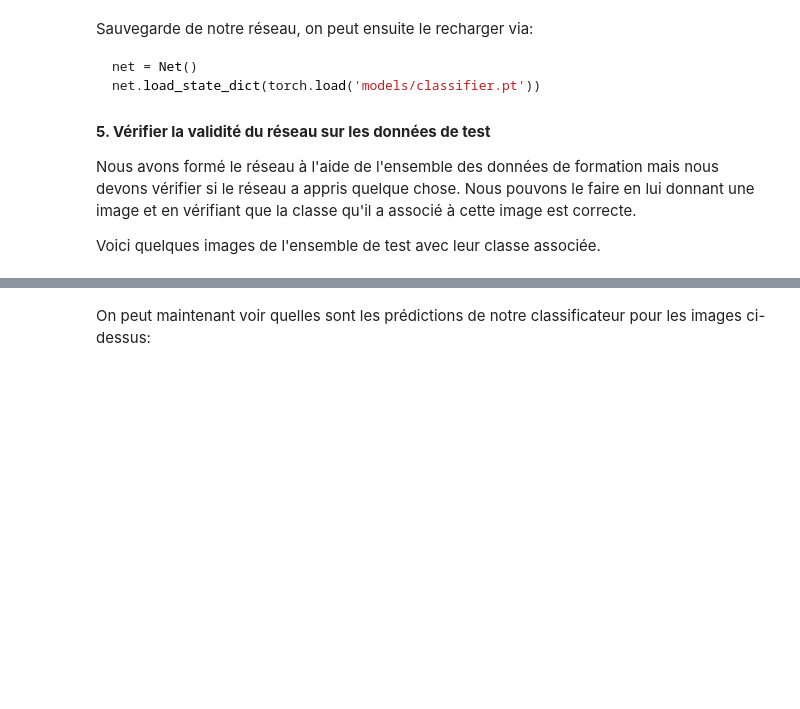
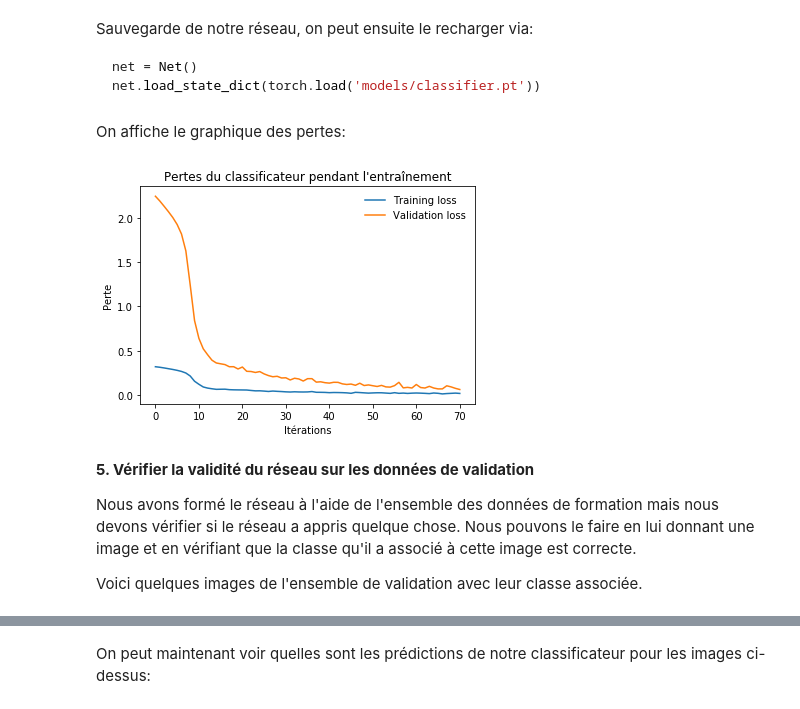
Before and after one commit to ptilulu/M2_PFE, a Jupyter notebook: deeplearning/BinaryClassifier.ipynb, the cells around one changed output, grey strips where cells are left out. Cells and saved outputs as stored; diff of their text form; code cells hidden in the pictures; blank space fills up the shorter version.

````diff
--- a/deeplearning/BinaryClassifier.ipynb
+++ b/deeplearning/BinaryClassifier.ipynb
@@ -32,10 +30,10 @@ trainset = torchvision.datasets.ImageFolder(root="data/classifier/training",
                                transforms.Normalize((0.5, 0.5, 0.5), (0.5, 0.5, 0.5)),
                            ]))
 
-trainloader = torch.utils.data.DataLoader(trainset, batch_size=4,
+trainloader = torch.utils.data.DataLoader(trainset, batch_size=64,
                                           shuffle=True, num_workers=2)
 
-testset = torchvision.datasets.ImageFolder(root="data/classifier/test",
+validationset = torchvision.datasets.ImageFolder(root="data/classifier/validation",
                            transform=transforms.Compose([
                                transforms.Resize(32),
                                transforms.CenterCrop(32),
@@ -43,7 +41,7 @@ testset = torchvision.datasets.ImageFolder(root="data/classifier/test",
                                transforms.Normalize((0.5, 0.5, 0.5), (0.5, 0.5, 0.5)),
                            ]))
 
-testloader = torch.utils.data.DataLoader(testset, batch_size=4,
+validationloader = torch.utils.data.DataLoader(validationset, batch_size=64,
                                          shuffle=False, num_workers=2)
 
 classes = ('voiture', 'terrain')
@@ -104,27 +105,3 @@ criterion = nn.CrossEntropyLoss()
 optimizer = optim.SGD(net.parameters(), lr=0.001, momentum=0.9)
 # %% [markdown]
 **4. Entraîner le réseau**
-# %%
-for epoch in range(EPOCHS):  # loop over the dataset multiple times
-
-    running_loss = 0.0
-    for i, data in enumerate(trainloader, 0):
-        # get the inputs; data is a list of [inputs, labels]
-        inputs, labels = data
-
-        # zero the parameter gradients
-        optimizer.zero_grad()
-
-        # forward + backward + optimize
-        outputs = net(inputs)
-        loss = criterion(outputs, labels)
-        loss.backward()
-        optimizer.step()
-
-        # print statistics
-        running_loss += loss.item()
-        if i % 2000 == 1999:    # print every 2000 mini-batches
-            print('[%d, %5d] loss: %.3f' % (epoch + 1, i + 1, running_loss / 2000))
-            running_loss = 0.0
-
-print('Finished Training')
@@ -136,10 +171,23 @@ net.load_state_dict(torch.load('models/classifier.pt'))
 ```
 # %%
 torch.save(net.state_dict(), 'models/classifier.pt')
+# %% [markdown]
+On affiche le graphique des pertes:
+# %%
+plt.plot(train_losses, label='Training loss')
+plt.plot(val_losses, label='Validation loss')
+plt.title("Pertes du classificateur pendant l'entraînement")
+plt.xlabel("Itérations")
+plt.ylabel("Perte")
+plt.legend(frameon=False)
+plt.savefig('data/classifier/latest.png')
+plt.show()
+# %% [output]
+[figure, added]
 # %% [markdown]
-**5. Vérifier la validité du réseau sur les données de test**
+**5. Vérifier la validité du réseau sur les données de validation**
 
 Nous avons formé le réseau à l'aide de l'ensemble des données de formation mais nous devons vérifier si le réseau a appris quelque chose. Nous pouvons le faire en lui donnant une image et en vérifiant que la classe qu'il a associé à cette image est correcte.
 
-Voici quelques images de l'ensemble de test avec leur classe associée.
+Voici quelques images de l'ensemble de validation avec leur classe associée.
 # %%
````
Also changed, not shown: parts of 10 cells of this notebook, 4 other files.
